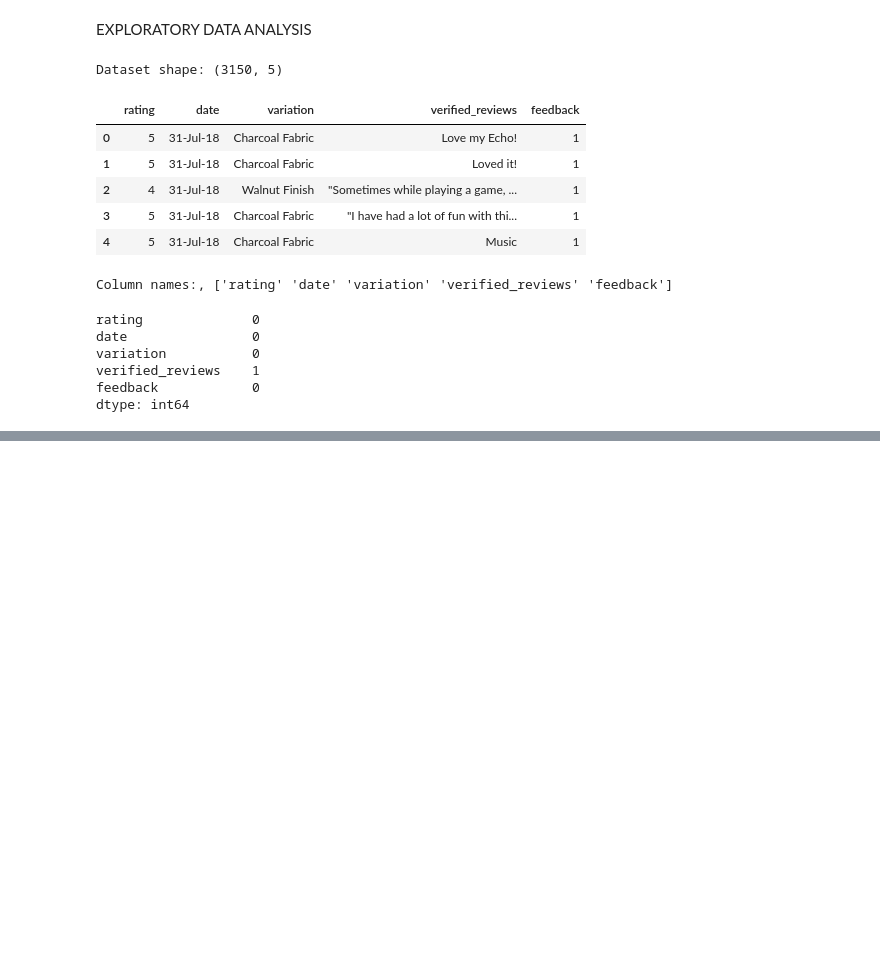
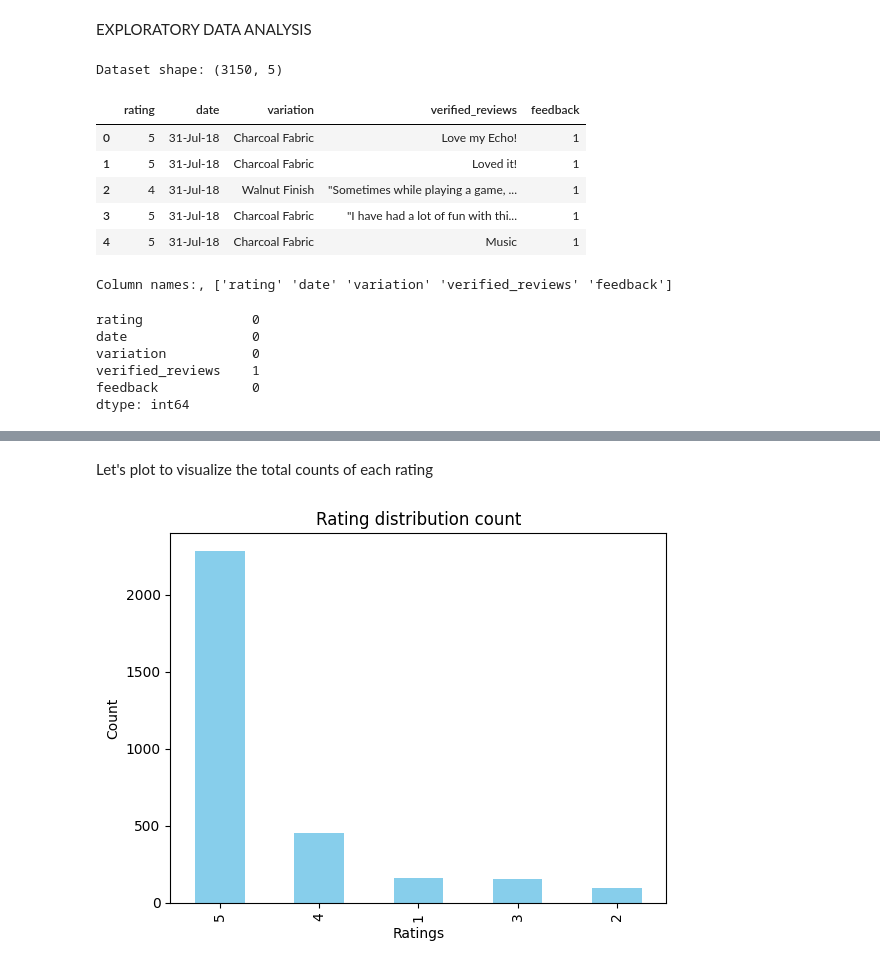
Before and after one commit to akriti-e/Sentiment-Analysis-on-Amazon-Reviews-NLP, a Jupyter notebook: Sentiment Analysis on Amazon Reviews.ipynb, the cells around one changed output, grey strips where cells are left out. Saved outputs shown, nothing was run; the diff lists cells and outputs as text; code cells hidden in the pictures; blank space fills up the shorter version.

```diff
--- a/Sentiment Analysis on Amazon Reviews.ipynb
+++ b/Sentiment Analysis on Amazon Reviews.ipynb
@@ -106,0 +140,13 @@ data.head()
+# %%
+# Randomly Checking for 10th record
+
+# Ensure 'length' column exists
+if 'length' not in data.columns:
+	data['length'] = data['verified_reviews'].fillna('').apply(len)
+
+# original value
+print(f"'verified_reviews' column value: {data.iloc[10]['verified_reviews']}")
+# Length of review using len()
+print(f"Length of review: {len(data.iloc[10]['verified_reviews'])} characters")
+# Value of the column length
+print(f"'length' column value : {data.iloc[10]['length']}")
@@ -106,0 +188,12 @@ data.head()
+# %% [markdown]
+Let's plot to visualize the total counts of each rating
+# %%
+# Bar plot to visualize the total counts of each rating
+
+data['rating'].value_counts().plot.bar(color = 'skyblue')
+plt.title('Rating distribution count')
+plt.xlabel('Ratings')
+plt.ylabel('Count')
+plt.show()
+# %% [output]
+[figure, added]
```
Also changed, not shown: parts of 24 cells of this notebook, 1 other file.
